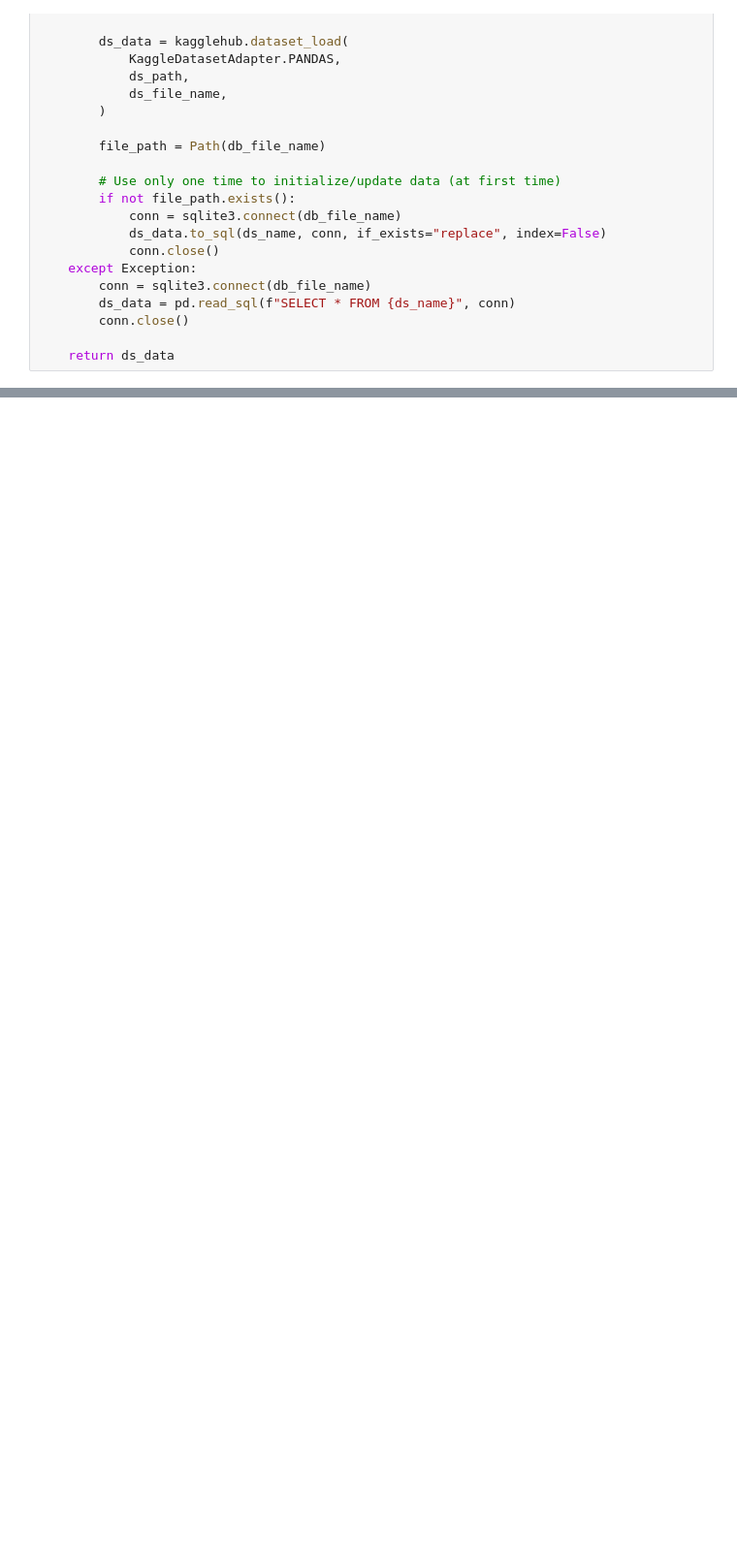
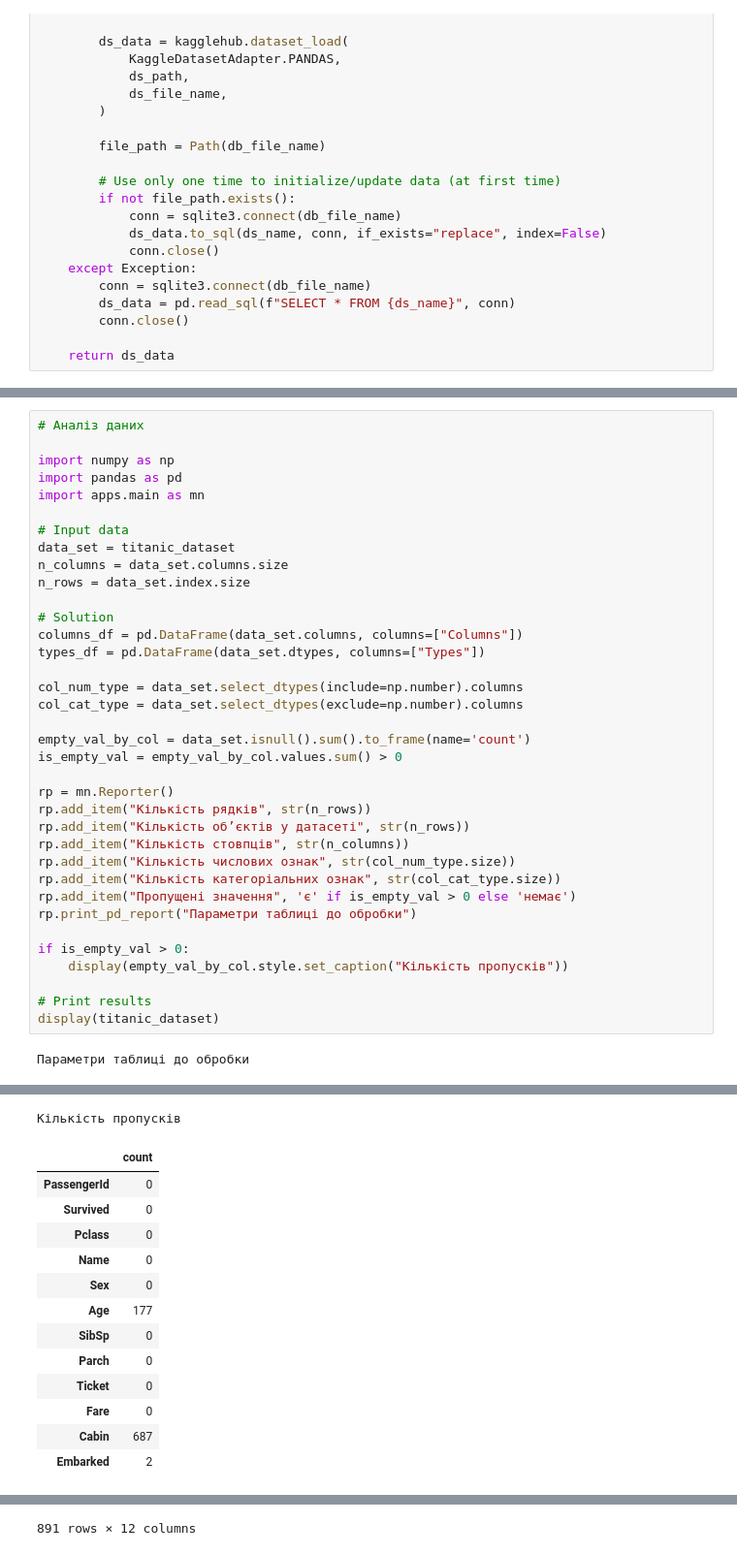
Before and after one commit to BogdanPinchuk/DataScience-PBY_HW12, a Jupyter notebook: Bohdan_Pinchuk_DS_HW12.ipynb, the cells around one changed output, grey strips where cells are left out. Shown at 97% size. Cells and saved outputs as stored; diff of their text form; blank space fills up the shorter version.

```diff
--- a/Bohdan_Pinchuk_DS_HW12.ipynb
+++ b/Bohdan_Pinchuk_DS_HW12.ipynb
@@ -197,0 +177,38 @@ display(titanic_dataset, fish_market)
+# %%
+# Аналіз даних
+
+import numpy as np
+import pandas as pd
+import apps.main as mn
+
+# Input data
+data_set = titanic_dataset
+n_columns = data_set.columns.size
+n_rows = data_set.index.size
+
+# Solution
+columns_df = pd.DataFrame(data_set.columns, columns=["Columns"])
+types_df = pd.DataFrame(data_set.dtypes, columns=["Types"])
+
+col_num_type = data_set.select_dtypes(include=np.number).columns
+col_cat_type = data_set.select_dtypes(exclude=np.number).columns
+
+empty_val_by_col = data_set.isnull().sum().to_frame(name='count')
+is_empty_val = empty_val_by_col.values.sum() > 0
+
+rp = mn.Reporter()
+rp.add_item("Кількість рядків", str(n_rows))
+rp.add_item("Кількість об’єктів у датасеті", str(n_rows))
+rp.add_item("Кількість стовпців", str(n_columns))
+rp.add_item("Кількість числових ознак", str(col_num_type.size))
+rp.add_item("Кількість категоріальних ознак", str(col_cat_type.size))
+rp.add_item("Пропущені значення", 'є' if is_empty_val > 0 else 'немає')
+rp.print_pd_report("Параметри таблиці до обробки")
+
+if is_empty_val > 0:
+    display(empty_val_by_col.style.set_caption("Кількість пропусків"))
+
+# Print results
+display(titanic_dataset)
+# %% [output]
+Параметри таблиці до обробки
@@ -197,0 +222,14 @@ display(titanic_dataset, fish_market)
+Кількість пропусків
+|  | count |
+| PassengerId | 0 |
+| Survived | 0 |
+| Pclass | 0 |
+| Name | 0 |
+| Sex | 0 |
+| Age | 177 |
+| SibSp | 0 |
+| Parch | 0 |
+| Ticket | 0 |
+| Fare | 0 |
+| Cabin | 687 |
+| Embarked | 2 |
@@ -197,0 +248 @@ display(titanic_dataset, fish_market)
+891 rows × 12 columns
```
Also changed, not shown: parts of 6 cells of this notebook.
